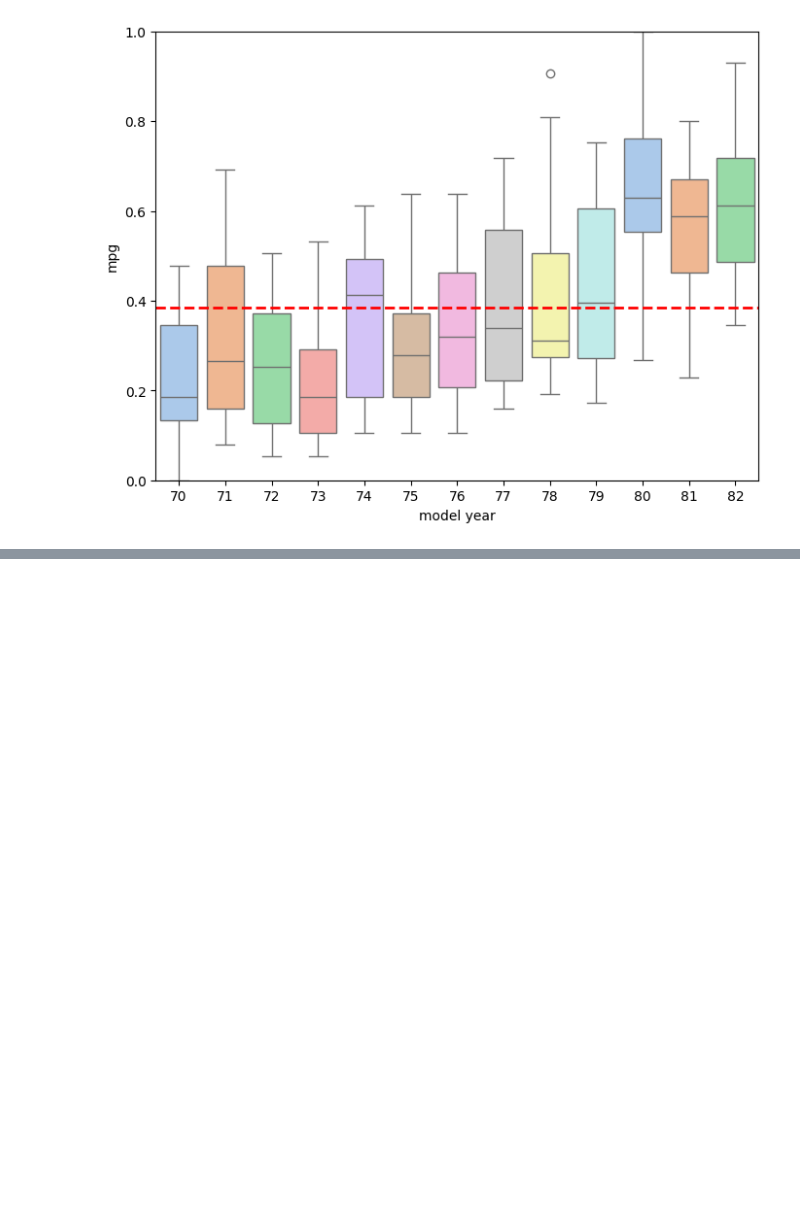
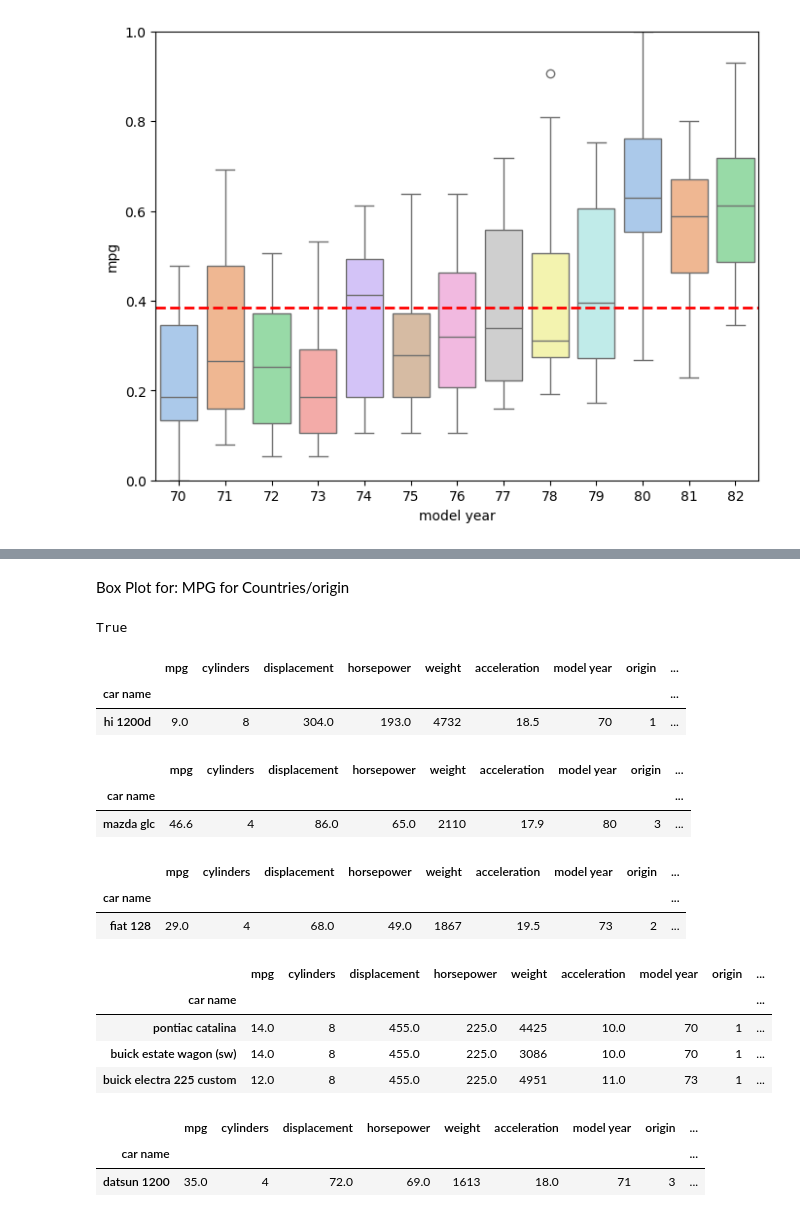
Before and after one commit to UUCompSci/mw-data-respository, a Jupyter notebook: sandbox.ipynb, the cells around one changed output, grey strips where cells are left out. Cells and saved outputs as stored; diff of their text form; code cells hidden in the pictures; blank space fills up the shorter version.

```diff
--- a/sandbox.ipynb
+++ b/sandbox.ipynb
@@ -208,0 +261,41 @@ Done Through Class --> Below is Homework
+# %% [markdown]
+Box Plot for: MPG for Countries/origin
+# %%
+data.Company_Name.isnull().any()
+# %% [output]
+True
+# %%
+var='mpg'
+data[data[var]== data[var].min()]
+# %% [output]
+|  | mpg | cylinders | displacement | horsepower | weight | acceleration | model year | origin | ... |
+| car name |  |  |  |  |  |  |  |  | ... |
+| hi 1200d | 9.0 | 8 | 304.0 | 193.0 | 4732 | 18.5 | 70 | 1 | ... |
+# %%
+data[data[var]== data[var].max()]
+# %% [output]
+|  | mpg | cylinders | displacement | horsepower | weight | acceleration | model year | origin | ... |
+| car name |  |  |  |  |  |  |  |  | ... |
+| mazda glc | 46.6 | 4 | 86.0 | 65.0 | 2110 | 17.9 | 80 | 3 | ... |
+# %%
+var='displacement'
+data[data[var]== data[var].min()]
+# %% [output]
+|  | mpg | cylinders | displacement | horsepower | weight | acceleration | model year | origin | ... |
+| car name |  |  |  |  |  |  |  |  | ... |
+| fiat 128 | 29.0 | 4 | 68.0 | 49.0 | 1867 | 19.5 | 73 | 2 | ... |
+# %%
+data[data[var]== data[var].max()]
+# %% [output]
+|  | mpg | cylinders | displacement | horsepower | weight | acceleration | model year | origin | ... |
+| car name |  |  |  |  |  |  |  |  | ... |
+| pontiac catalina | 14.0 | 8 | 455.0 | 225.0 | 4425 | 10.0 | 70 | 1 | ... |
+| buick estate wagon (sw) | 14.0 | 8 | 455.0 | 225.0 | 3086 | 10.0 | 70 | 1 | ... |
+| buick electra 225 custom | 12.0 | 8 | 455.0 | 225.0 | 4951 | 11.0 | 73 | 1 | ... |
+# %%
+var='weight'
+data[data[var]== data[var].min()]
+# %% [output]
+|  | mpg | cylinders | displacement | horsepower | weight | acceleration | model year | origin | ... |
+| car name |  |  |  |  |  |  |  |  | ... |
+| datsun 1200 | 35.0 | 4 | 72.0 | 69.0 | 1613 | 18.0 | 71 | 3 | ... |
```
Also changed, not shown: parts of 16 cells of this notebook.
